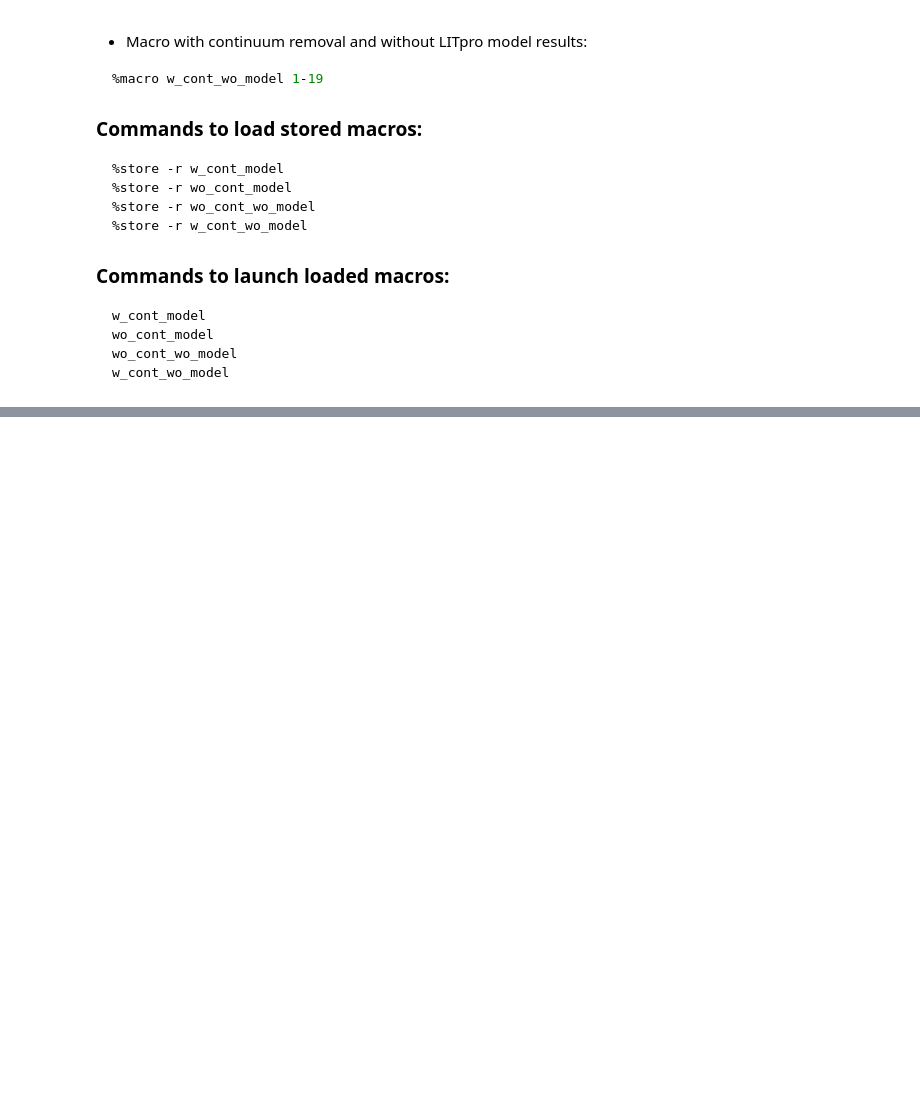
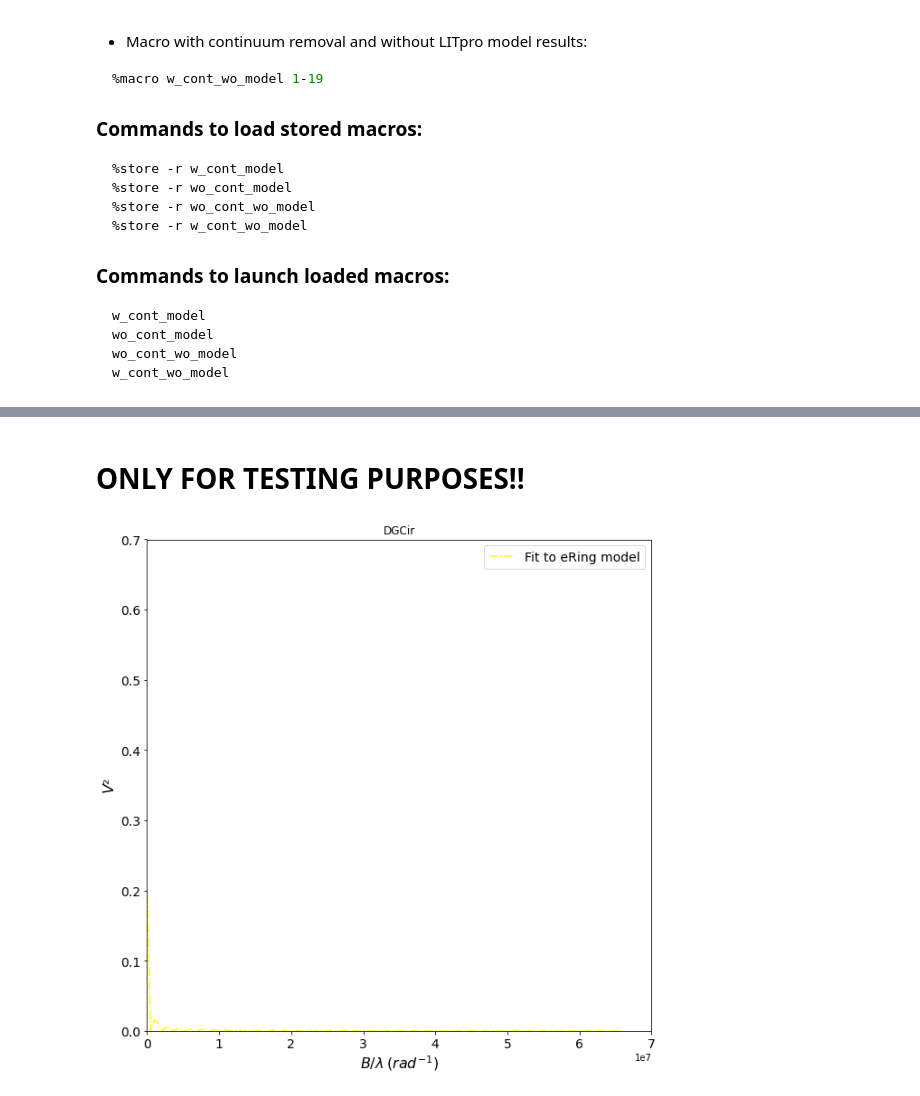
Before and after one commit to marcosarenal/gravity-data-reduction, a Jupyter notebook: gravi_plot_presentation.ipynb, the cells around one changed output, grey strips where cells are left out. Drawn from its saved outputs; the diff is of its cells as text; code cells hidden in the pictures; blank space fills up the shorter version.

Commit message:
Added diff phase vs SP frec and V2 line calculation
It is also included V590Mon and DGCir manual outliers retrieval and V2 vs SF for this two sources

```diff
--- a/gravi_plot_presentation.ipynb
+++ b/gravi_plot_presentation.ipynb
@@ -1450,0 +1791,79 @@ NameError: name 'w_cont_model' is not defined
+# %% [markdown]
+# ONLY FOR TESTING PURPOSES!!
+# %%
+import scipy
+
+##Get baselines values B/lambda
+baseline_A = {}
+baseline_B = {}
+baseline = {}
+for  key, value in miDGCir.uV2_A.items():
+    baseline_A[key] = sqrt(miDGCir.uV2_A[key]**2 + miDGCir.vV2_A[key]**2)
+    baseline_B[key] = sqrt(miDGCir.uV2_B[key]**2 + miDGCir.vV2_B[key]**2)
+    baseline[key] = mean([baseline_A[key],baseline_B[key]])
+
+
+# Read fitting data from automeris .csv file
+# (in the LITpro_output directory)
+LITpro_continuum_visibility2 = pd.read_csv("./LITpro_output/"+miDGCir.source+"_cont_LITpro_fit.tsv", sep='\t', header=3)
+LITpro_Brg_visibility2 = pd.read_csv("./LITpro_output/"+miDGCir.source+"_Brg_LITpro_fit.tsv", sep='\t', header=3)
+
+LITpro_continuum_visibility2=LITpro_continuum_visibility2.sort_values(by=['#x'])
+wave_LITpro = LITpro_continuum_visibility2['#x'].to_numpy()
+modelValue_LITpro = LITpro_continuum_visibility2['modelValue'].to_numpy()
+
+LITpro_Brg_visibility2=LITpro_Brg_visibility2.sort_values(by=['#x'])
+#wave_LITpro = LITpro_Brg_visibility2['#x'].to_numpy()
+#modelValue_LITpro = LITpro_Brg_visibility2['modelValue'].to_numpy()
+
+# Read fitting data from LITpro .tsv file
+# (in the same directory than gravi_plot_genereator.py)
+fitted_continuum_visibility2 = pd.read_csv("./LITpro_output/"+miDGCir.source+"_automeris_cont.csv", sep=';', header=0)
+fitted_Brg_visibility2 = pd.read_csv("./LITpro_output/"+miDGCir.source+"_automeris_Brg.csv", sep=';', header=0)
+
+#Sort, just in case
+fitted_continuum_visibility2=fitted_continuum_visibility2.sort_values(by=['X_data'])
+fitted_Brg_visibility2=fitted_Brg_visibility2.sort_values(by=['X_data'])
+
+wave_cont = fitted_continuum_visibility2['X_data'].to_numpy()
+modelValue_cont = fitted_continuum_visibility2['Y_data'].to_numpy()
+
+wave_Brg = fitted_Brg_visibility2['X_data'].to_numpy()
+modelValue_Brg = fitted_Brg_visibility2['Y_data'].to_numpy()
+
+fig, ax = plt.subplots(figsize=(10, 10))
+
+#i=0
+#for  key, value in miDGCir.visibility2.items():
+#    #Generate interpolated model fitting values
+#    ax.errorbar(baseline[key]*1000000/miDGCir.Brg, miDGCir.continuum_visibility2[key], yerr=miDGCir.continuum_visibility2_error[key], c='black',fmt='o', capthick=2, label='$V^2$ continuum data' if i == 0 else "")
+#
+#    if i == 0:
+#        ax.plot(wave_cont,modelValue_cont, '--', color='black',label='Fit to $V^2$ continuum model')
+#        ax.plot(wave_Brg,modelValue_Brg, '-.', color='green',label='Fit to $V^2 Br\gamma$ model')
+#        #ax.scatter(fitted_continuum_visibility2[['#x']], fitted_continuum_visibility2[['dataValue']],label=' $V^2$ Data')
+#        ax.scatter(LITpro_continuum_visibility2[['#x']], LITpro_continuum_visibility2[['modelValue']],label='$V^2$ continuum model', color='grey', marker='$o$')
+#        ax.scatter(LITpro_Brg_visibility2[['#x']], LITpro_Brg_visibility2[['modelValue']],label='$V^2 \: Br\gamma$ model', color='green', marker='+')
+#
+#    i=i+1
+#
+ring_width = 1 #  in mas
+ring_width_rad = ring_width/206264.8 # in radians
+
+xdata = np.linspace(min(wave_Brg), max(wave_Brg), 150)
+
+
+ax.plot(xdata,(scipy.special.j0(2*np.pi*ring_width_rad*xdata))**2, '-.', color='yellow',label='Fit to eRing model')
+
+xlim=[0,7e7]
+ylim=[0,0.7]
+
+ax.set_xlim(xlim)
+ax.set_ylim(ylim)
+ax.set_title(str(miDGCir.source))
+ax.set_xlabel('$B/\lambda \: (rad^{-1}$)', size=16)
+ax.set_ylabel('$V²$', size=16)
+ax.legend(loc=0,fontsize=14)
+ax.tick_params(labelsize=14)
+# %% [output]
+[figure, added]
```
Also changed, not shown: parts of 55 cells of this notebook, 1 other file.
